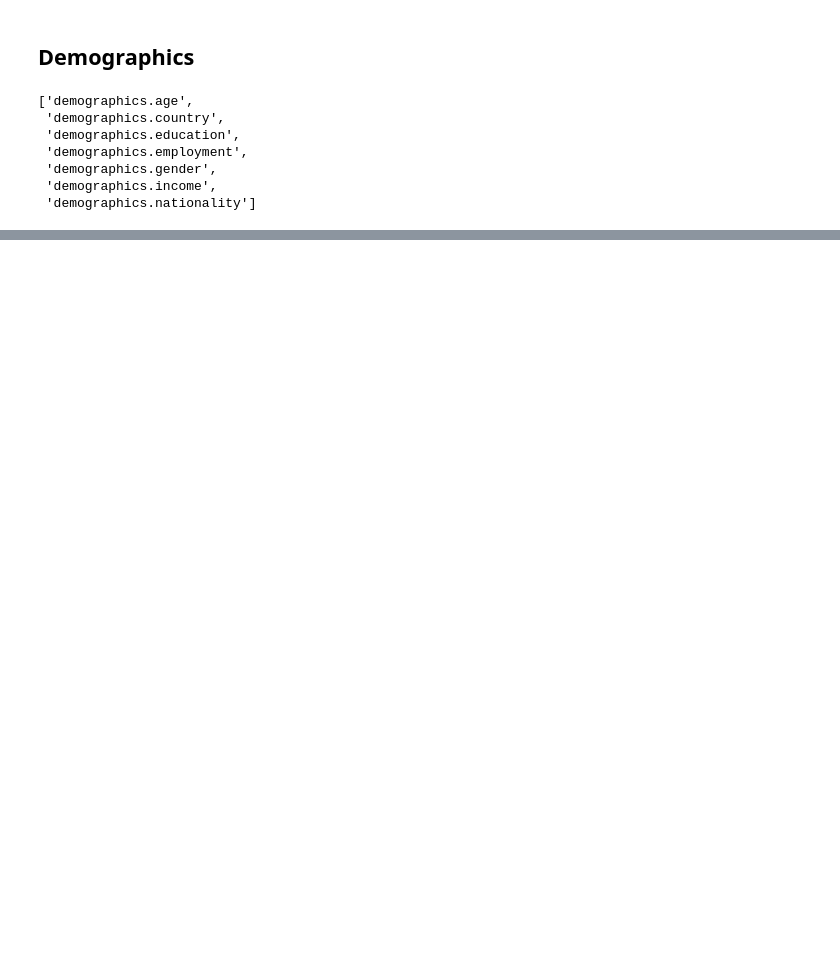
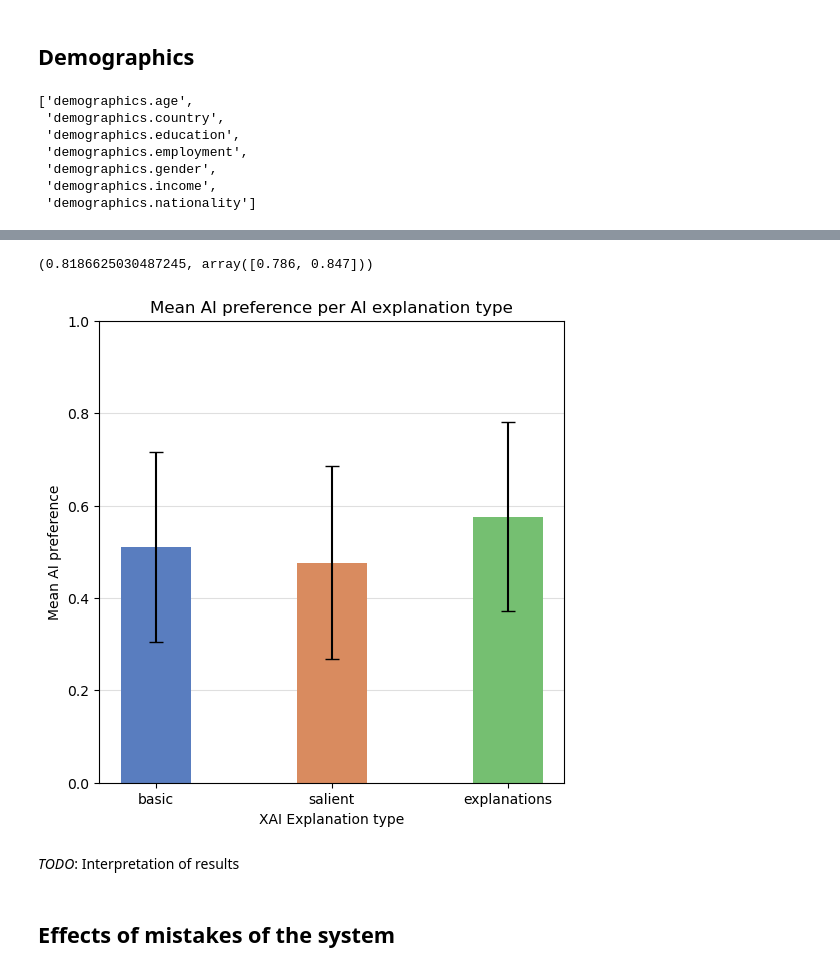
Before and after one commit to csomorbalazs/xai-experiment, a Jupyter notebook: postprocessing/Data_Analysis_XAI.ipynb, the cells around one changed output, grey strips where cells are left out. Cells and saved outputs as stored; diff of their text form; code cells hidden in the pictures; blank space fills up the shorter version.

```diff
--- a/postprocessing/Data_Analysis_XAI.ipynb
+++ b/postprocessing/Data_Analysis_XAI.ipynb
@@ -18,0 +53,2 @@ df = pd.concat([df_v1, df_v2], ignore_index=True)
+# %%
+newsitems = pd.read_csv('../preprocessing/news-items.csv')
@@ -104,0 +421,2 @@ Name: demographics.gender, dtype: float64
+# %%
+df["accuracy_change"] = df["human_ai_accuracy"] - df["human_accuracy"]
@@ -104,0 +479,9 @@ Name: demographics.gender, dtype: float64
+# %%
+agrees_with_ai_cols = [col for col in df.columns if col.startswith('newsitem') and col.endswith('agrees-with-ai')]
+switched_to_ai_cols = [col for col in df.columns if col.startswith('newsitem') and col.endswith('switched-to-ai')]
+ai_preference_cols = [col for col in df.columns if col.startswith('newsitem') and col.endswith('ai-preference')]
+
+# calculate average AI preference over all newsitems
+df["agrees-with-ai"] = df[agrees_with_ai_cols].mean(axis=1)
+df["switched-to-ai"] = df[switched_to_ai_cols].mean(axis=1)
+df["ai-preference"] = df[ai_preference_cols].mean(axis=1)
@@ -104,0 +551,25 @@ Name: demographics.gender, dtype: float64
+# %%
+pg.cronbach_alpha(df[["ai-preference", "agrees-with-ai", "switched-to-ai"]])
+# %% [output]
+(0.8186625030487245, array([0.786, 0.847]))
+# %%
+ai_pref_data = df.groupby("METADATA.FEATURE")["ai-preference"].describe()[["mean", "std"]].reset_index()
+ai_pref_data["METADATA.FEATURE"] = pd.Categorical(ai_pref_data["METADATA.FEATURE"], categories=["basic", "salient", "explanations"], ordered=True)
+ai_pref_data = ai_pref_data.sort_values("METADATA.FEATURE")
+
+fig, ax = plt.subplots(figsize=(6, 6))
+sns.barplot(x="METADATA.FEATURE", y="mean", data=ai_pref_data, ax=ax, palette="muted", width=.4)
+ax.set_ylabel("Mean AI preference")
+ax.set_xlabel("XAI Explanation type")
+ax.set_ylim(0, 1)
+ax.set_title("Mean AI preference per AI explanation type")
+ax.errorbar(x=ai_pref_data["METADATA.FEATURE"], y=ai_pref_data["mean"], yerr=ai_pref_data["std"], fmt='none', c='black', capsize=5)
+# have a grid on the y-axis
+ax.set_axisbelow(True)
+ax.yaxis.grid(True, which='major', color='grey', alpha=.25)
+# %% [output]
+[figure, added]
+# %% [markdown]
+*TODO*: Interpretation of results
+# %% [markdown]
+## Effects of mistakes of the system
```
Also changed, not shown: parts of 65 cells of this notebook.
